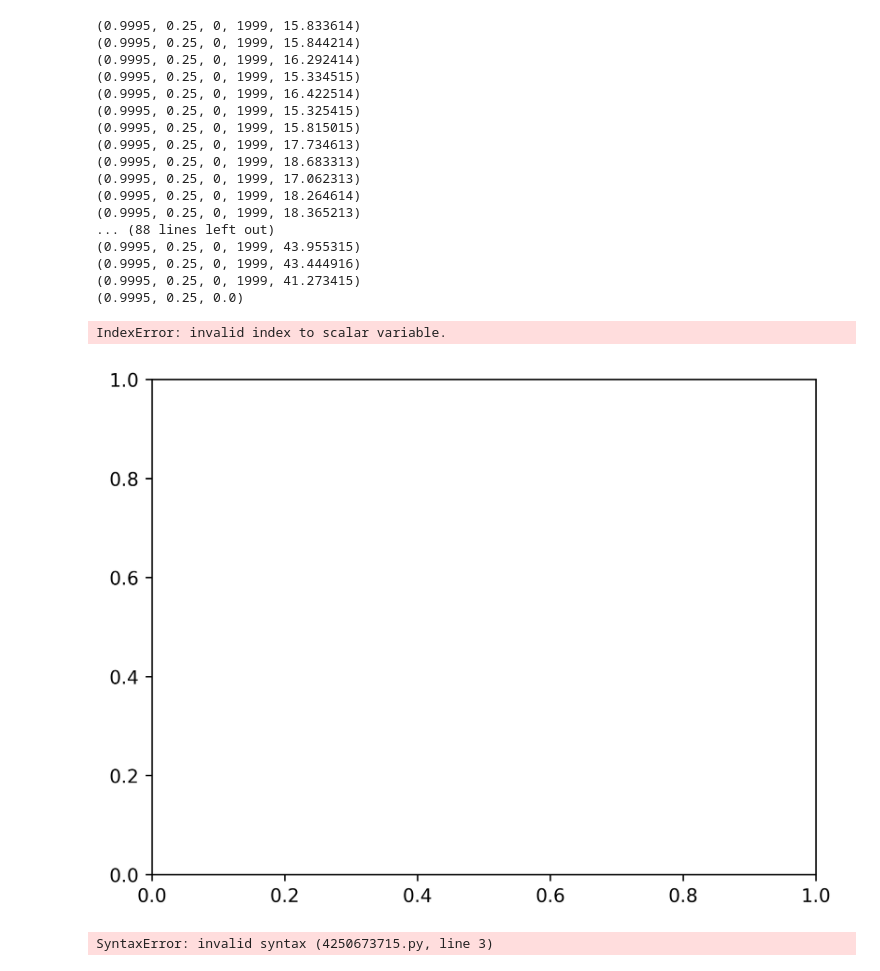
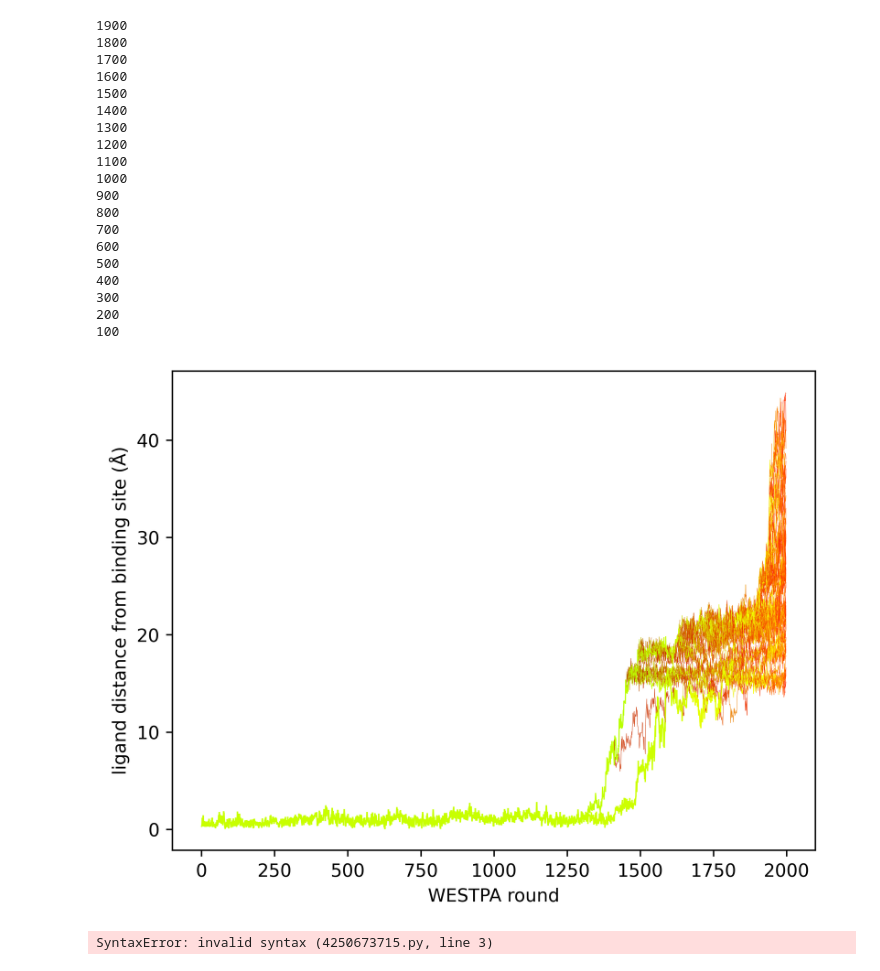
Before and after one commit to JonathanHB/cftr-glpg1837, a Jupyter notebook: analysis/msm_code_adapted_from_paper2_repo/visualize_we_tree.ipynb, the cells around one changed output. Cells and saved outputs as stored; diff of their text form; code cells hidden in the pictures.

```diff
--- a/analysis/msm_code_adapted_from_paper2_repo/visualize_we_tree.ipynb
+++ b/analysis/msm_code_adapted_from_paper2_repo/visualize_we_tree.ipynb
@@ -137,7 +137,7 @@ def h5_2_pcs(h5path, miniter, maxiter, threshold):
                         #color_out = color
 
                     new_active_set_colors.append(color + (iteration.number, pc))
-                    print(color + (iteration.number, pc))
+                    #print(color + (iteration.number, pc))
                     new_active_set.append(wa.parent.index)
 
             active_set = []
@@ -156,55 +156,56 @@ def h5_2_pcs(h5path, miniter, maxiter, threshold):
             for k in active_set_colors.keys():
                 avgcolor = (np.mean([c[0] for c in active_set_colors[k]]), np.sum([c[1] for c in active_set_colors[k]]), np.mean([c[2] for c in active_set_colors[k]]))
                 active_set_colors[k] = avgcolor
-                if len(active_set_colors[k]) > 1:
-                    print(active_set_colors[k])
-                    plt.plot(active_set_colors[k][0][3], active_set_colors[k][0][4], marker=".")
+                # if len(active_set_colors[k]) > 1:
+                #     print(active_set_colors[k])
+                #     plt.plot(active_set_colors[k][0][3], active_set_colors[k][0][4], marker=".")
 
             #if iteration.number%100 == 0:
             #    print(active_set_colors)
             #    print("-------------------------------------------------------------------------------------------")
 
             # active_set = new_active_set #"...and the torch has been passed to a new iteration..."
             # active_set_colors = new_active_set_colors # color revolution
 
 
             #print([wa.parent.index for wa in iteration.walkers])
 
             #not everything appears in .__dict__
             #parent_pcs.append(np.stack([wa.parent.pcoords for wa in iteration.walkers]))
             #weights.append([wa.parent.weight for wa in iteration.walkers])
 
 
     #return pcs, parent_pcs, weights, pc_init, maxiter
 
     plt.xlabel("WESTPA round")
     plt.ylabel("ligand distance from binding site (Å)")
     plt.savefig("lip-WE-1-tree", dpi=600)
 
 #red is average round at which descendants which reach threshold; redder = later
 #green and thickness are total number of descendants up until reaching threshold; greener and thicker = more
 
 h5_2_pcs(h5path, miniter, maxiter, threshold)
 # %% [output]
-(0.9995, 0.25, 0, 1999, 15.833614)
-(0.9995, 0.25, 0, 1999, 15.844214)
-(0.9995, 0.25, 0, 1999, 16.292414)
-(0.9995, 0.25, 0, 1999, 15.334515)
-(0.9995, 0.25, 0, 1999, 16.422514)
-(0.9995, 0.25, 0, 1999, 15.325415)
-(0.9995, 0.25, 0, 1999, 15.815015)
-(0.9995, 0.25, 0, 1999, 17.734613)
-(0.9995, 0.25, 0, 1999, 18.683313)
-(0.9995, 0.25, 0, 1999, 17.062313)
-(0.9995, 0.25, 0, 1999, 18.264614)
-(0.9995, 0.25, 0, 1999, 18.365213)
-... (88 lines left out)
-(0.9995, 0.25, 0, 1999, 43.955315)
-(0.9995, 0.25, 0, 1999, 43.444916)
-(0.9995, 0.25, 0, 1999, 41.273415)
-(0.9995, 0.25, 0.0)
+1900
+1800
+1700
+1600
+1500
+1400
+1300
+1200
+1100
+1000
+900
+800
+700
+600
+500
+400
+300
+200
+100
-IndexError: invalid index to scalar variable.
-[figure, old version]
+[figure, new version]
 # %%
 fig, ax = plt.subplots()
 fig.set_dpi(300)
```
Also changed, not shown: 4 other files.
